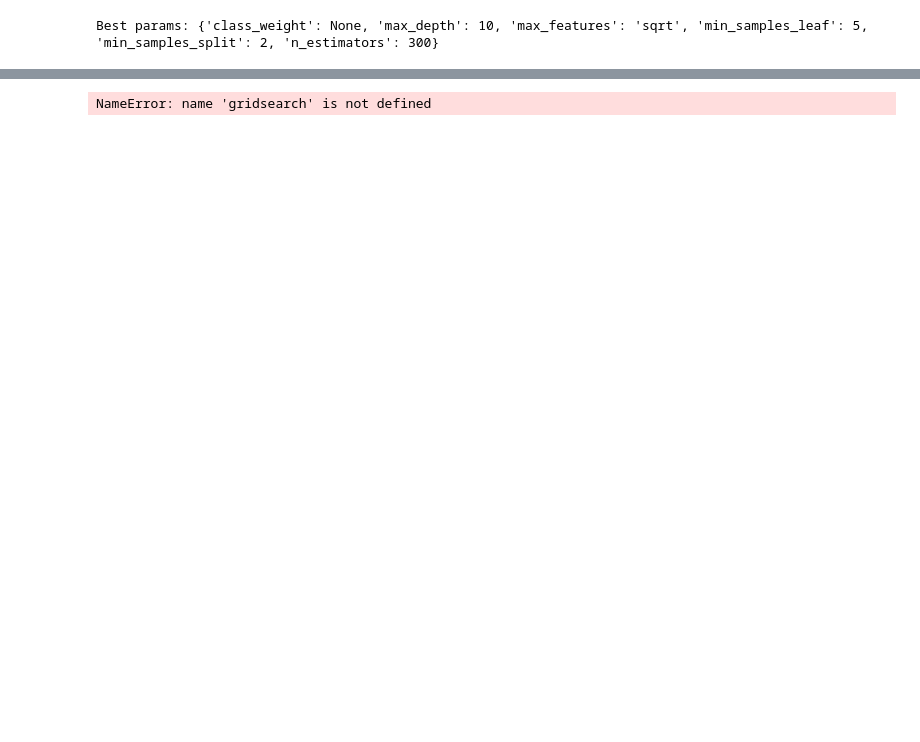
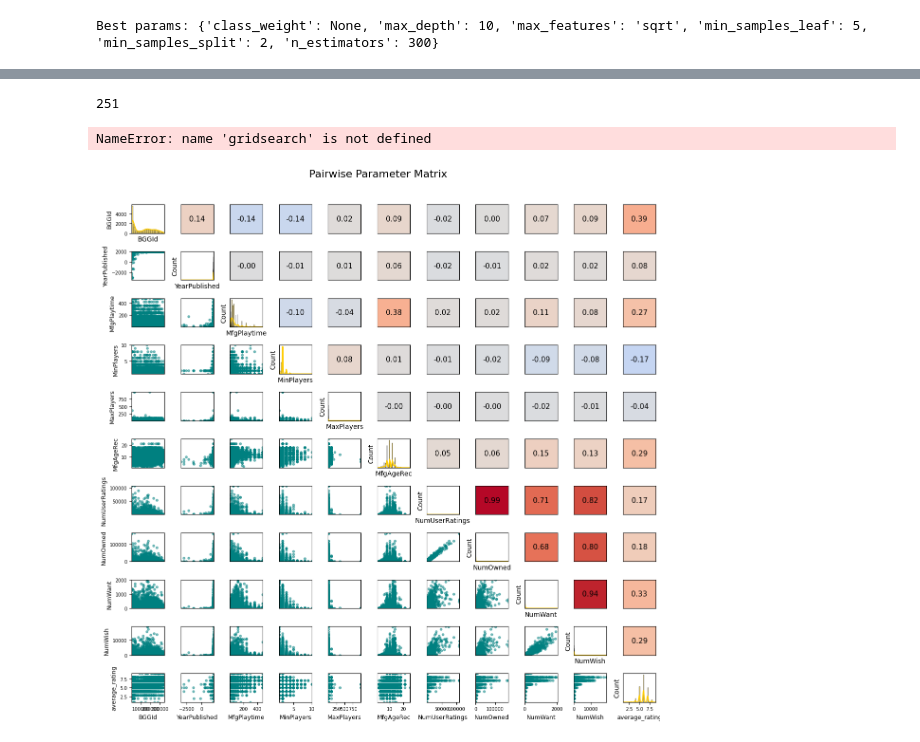
Before and after one commit to OleksandrPanasenko/BoardGamesAnalysis, a Jupyter notebook: archive/analysis.ipynb, the cells around one changed output, grey strips where cells are left out. Saved outputs shown, nothing was run; the diff lists cells and outputs as text; code cells hidden in the pictures; blank space fills up the shorter version.

```diff
--- a/archive/analysis.ipynb
+++ b/archive/analysis.ipynb
@@ -760,5 +1272,13 @@ Best params: {'class_weight': None, 'max_depth': 10, 'max_features': 'sqrt', 'mi
+# %%
+games[games['MfgPlaytime']>480]['MfgPlaytime'].size
+# %% [output]
+251
 # %%
 gridsearch.cv_results_['mean_test_score']
 # %% [output]
 NameError: name 'gridsearch' is not defined
+# %%
+subplot_matrix(games_classification[games_classification['MfgPlaytime']<=480])
+# %% [output]
+[figure, added]
 # %%
```
Also changed, not shown: parts of 43 cells of this notebook, 12 other files.
